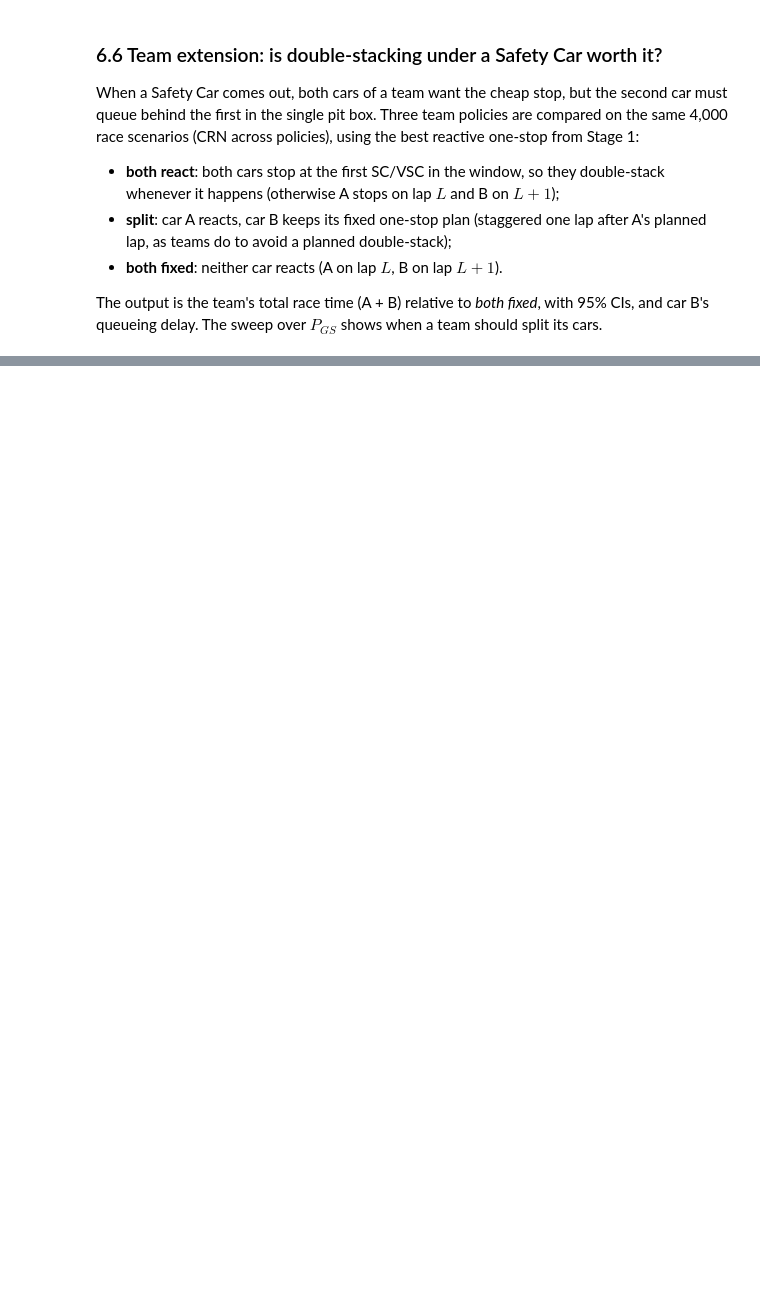
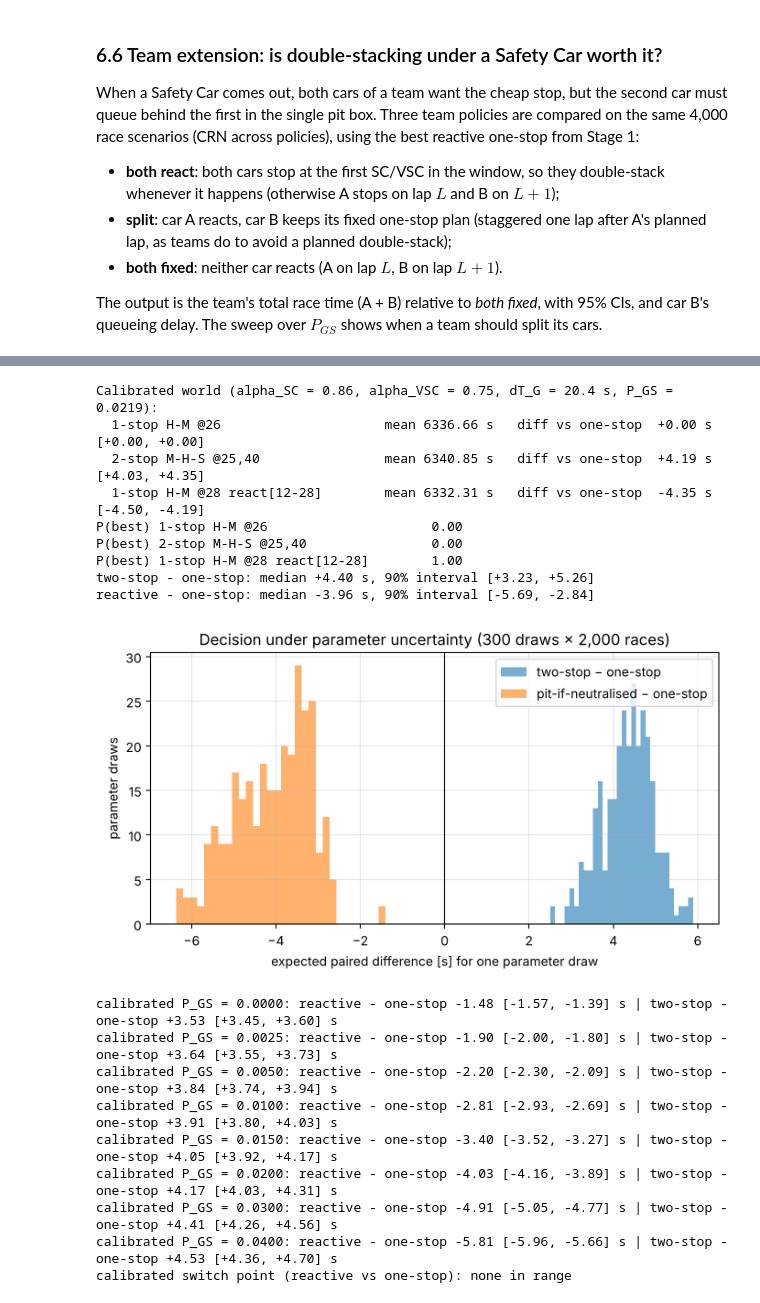
Before and after one commit to dinukacodes/f1-pit-strategy-simulator, a Jupyter notebook: notebook/f1-pit-strategy-simulator.ipynb, the cells around one changed output, grey strips where cells are left out. Drawn from its saved outputs; the diff is of its cells as text; code cells hidden in the pictures; blank space fills up the shorter version.

```diff
--- a/notebook/f1-pit-strategy-simulator.ipynb
+++ b/notebook/f1-pit-strategy-simulator.ipynb
@@ -1553,0 +2075,69 @@ Answer to the question (baseline P_GS = 0.020):
+# %%
+pc = with_params(p, **CAL["params"])
+cands_c = candidate_strategies(pc) + [strategy([L], c, reactive_window=(12, L)) for c in (("MEDIUM", "HARD"), ("HARD", "MEDIUM"), ("SOFT", "HARD")) for L in range(14, 46, 2)]
+ranked_c = screen(cands_c, pc, 1000, SEED + 211)
+pick = lambda pred: next(s for m, s in ranked_c if pred(s))
+SL_C = [pick(lambda s: len(s["pit_laps"]) == 1 and s["reactive_window"] is None), pick(lambda s: len(s["pit_laps"]) == 2),
+        pick(lambda s: s["reactive_window"] is not None)]
+rows_c, Xc = paired_table(SL_C, pc, 10_000, SEED + 222, ref=0, z=bonferroni_z(2))
+print("Calibrated world (alpha_SC = %.2f, alpha_VSC = %.2f, dT_G = %.1f s, P_GS = %.4f):" % (pc["alpha_sc"], pc["alpha_vsc"], pc["dT_green_s"], pc["p_gs"]))
+for r_ in rows_c:
+    print("  %-34s mean %.2f s   diff vs one-stop %+6.2f s [%+.2f, %+.2f]" % (r_["name"], r_["mean_s"], r_["diff_s"], r_["diff_low_s"], r_["diff_high_s"]))
+
+rng_u = np.random.default_rng(SEED + 300)
+k_gs, n_gs = CAL["onsets_sc"]
+alphas_obs = np.array([r_["alpha_sc"] for r_ in CAL["sc_stop_years"]])
+U = []
+for d in range(300):
+    ks = dict(pc["k_s_per_lap"])
+    m_mid_ = p["m0_kg"] - p["burn_kg_per_lap"] * p["n_laps"] / 2
+    for c_, (b_, se_, _, ns_) in CAL["wear_all"].items():
+        if ns_ >= MIN_STINTS:
+            ks[c_] = max(1e-3, rng_u.normal(b_, se_)) / (1 + p["beta_per_kg"] * m_mid_)
+    ks["SOFT"] = ks["MEDIUM"] * p["k_s_per_lap"]["SOFT"] / p["k_s_per_lap"]["MEDIUM"]
+    q = with_params(pc, p_gs=float(rng_u.beta(1 + k_gs, 1 + n_gs - k_gs)), k_s_per_lap=ks,
+                    alpha_sc=float(np.clip(np.median(rng_u.choice(alphas_obs, len(alphas_obs))), 0, 1)), alpha_vsc=pc["alpha_vsc"])
+    X = run_paired(SL_C, q, 2000, SEED + 5000 + d)
+    U.append(X.mean(0))
+U = np.array(U)
+best = np.bincount(U.argmin(1), minlength=3) / len(U)
+for j, s in enumerate(SL_C):
+    print("P(best) %-34s %.2f" % (s["name"], best[j]))
+d1, d2 = U[:, 1] - U[:, 0], U[:, 2] - U[:, 0]
+print("two-stop - one-stop: median %+.2f s, 90%% interval [%+.2f, %+.2f]" % (np.median(d1), *np.quantile(d1, [.05, .95])))
+print("reactive - one-stop: median %+.2f s, 90%% interval [%+.2f, %+.2f]" % (np.median(d2), *np.quantile(d2, [.05, .95])))
+fig, ax = plt.subplots(figsize=(7, 4))
+ax.hist(d1, bins=30, alpha=.6, label="two-stop − one-stop"); ax.hist(d2, bins=30, alpha=.6, label="pit-if-neutralised − one-stop")
+ax.axvline(0, color="k", lw=.8); ax.set_xlabel("expected paired difference [s] for one parameter draw"); ax.set_ylabel("parameter draws")
+ax.set_title("Decision under parameter uncertainty (300 draws × 2,000 races)"); ax.legend(); ax.grid(alpha=.3)
+fig.tight_layout(); fig.savefig(os.path.join(FIG_DIR, "uncertainty_propagation.png"), dpi=150); plt.show()
+
+# where does the calibrated answer switch?
+sw_c = []
+for v in [0.0, 0.0025, 0.005, 0.01, 0.015, 0.02, 0.03, 0.04]:
+    X = run_paired(SL_C, with_params(pc, p_gs=v, alpha_sc=pc["alpha_sc"], alpha_vsc=pc["alpha_vsc"]), 10_000, SEED + 900 + int(v * 1e4))
+    sw_c.append((v, mean_ci(X[:, 2] - X[:, 0]), mean_ci(X[:, 1] - X[:, 0])))
+for v, r_, t_ in sw_c:
+    print("calibrated P_GS = %.4f: reactive - one-stop %+.2f [%+.2f, %+.2f] s | two-stop - one-stop %+.2f [%+.2f, %+.2f] s" % (v, *r_, *t_))
+cross_c = crossover([x[0] for x in sw_c], [x[1][0] for x in sw_c])
+print("calibrated switch point (reactive vs one-stop): %s" % ("P_GS ~ %.4f" % cross_c if cross_c is not None else "none in range"))
+# %% [output]
+Calibrated world (alpha_SC = 0.86, alpha_VSC = 0.75, dT_G = 20.4 s, P_GS = 0.0219):
+  1-stop H-M @26                     mean 6336.66 s   diff vs one-stop  +0.00 s [+0.00, +0.00]
+  2-stop M-H-S @25,40                mean 6340.85 s   diff vs one-stop  +4.19 s [+4.03, +4.35]
+  1-stop H-M @28 react[12-28]        mean 6332.31 s   diff vs one-stop  -4.35 s [-4.50, -4.19]
+P(best) 1-stop H-M @26                     0.00
+P(best) 2-stop M-H-S @25,40                0.00
+P(best) 1-stop H-M @28 react[12-28]        1.00
+two-stop - one-stop: median +4.40 s, 90% interval [+3.23, +5.26]
+reactive - one-stop: median -3.96 s, 90% interval [-5.69, -2.84]
+[figure, added]
+calibrated P_GS = 0.0000: reactive - one-stop -1.48 [-1.57, -1.39] s | two-stop - one-stop +3.53 [+3.45, +3.60] s
+calibrated P_GS = 0.0025: reactive - one-stop -1.90 [-2.00, -1.80] s | two-stop - one-stop +3.64 [+3.55, +3.73] s
+calibrated P_GS = 0.0050: reactive - one-stop -2.20 [-2.30, -2.09] s | two-stop - one-stop +3.84 [+3.74, +3.94] s
+calibrated P_GS = 0.0100: reactive - one-stop -2.81 [-2.93, -2.69] s | two-stop - one-stop +3.91 [+3.80, +4.03] s
+calibrated P_GS = 0.0150: reactive - one-stop -3.40 [-3.52, -3.27] s | two-stop - one-stop +4.05 [+3.92, +4.17] s
+calibrated P_GS = 0.0200: reactive - one-stop -4.03 [-4.16, -3.89] s | two-stop - one-stop +4.17 [+4.03, +4.31] s
+calibrated P_GS = 0.0300: reactive - one-stop -4.91 [-5.05, -4.77] s | two-stop - one-stop +4.41 [+4.26, +4.56] s
+calibrated P_GS = 0.0400: reactive - one-stop -5.81 [-5.96, -5.66] s | two-stop - one-stop +4.53 [+4.36, +4.70] s
+calibrated switch point (reactive vs one-stop): none in range
```
Also changed, not shown: parts of 14 cells of this notebook, 5 other files.
